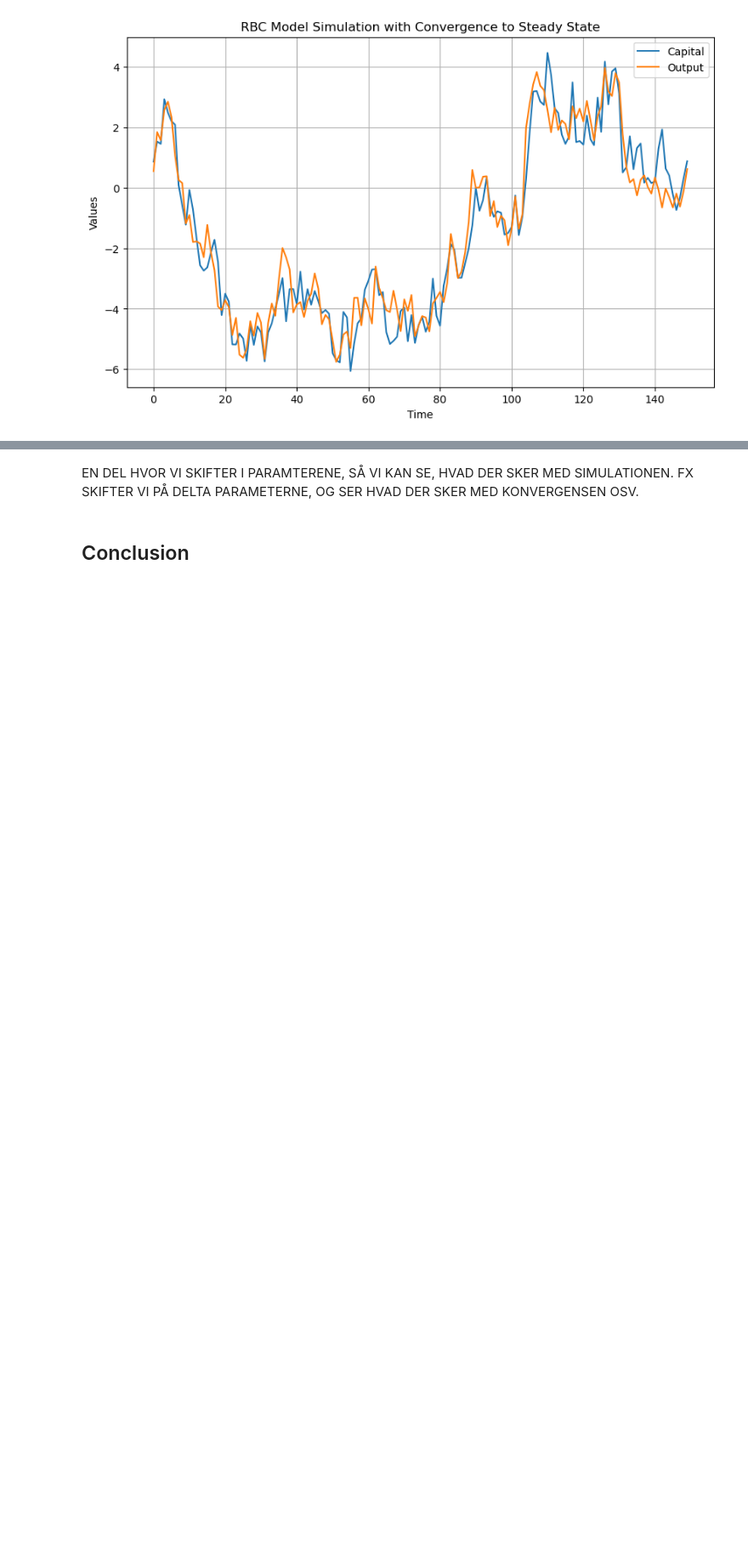
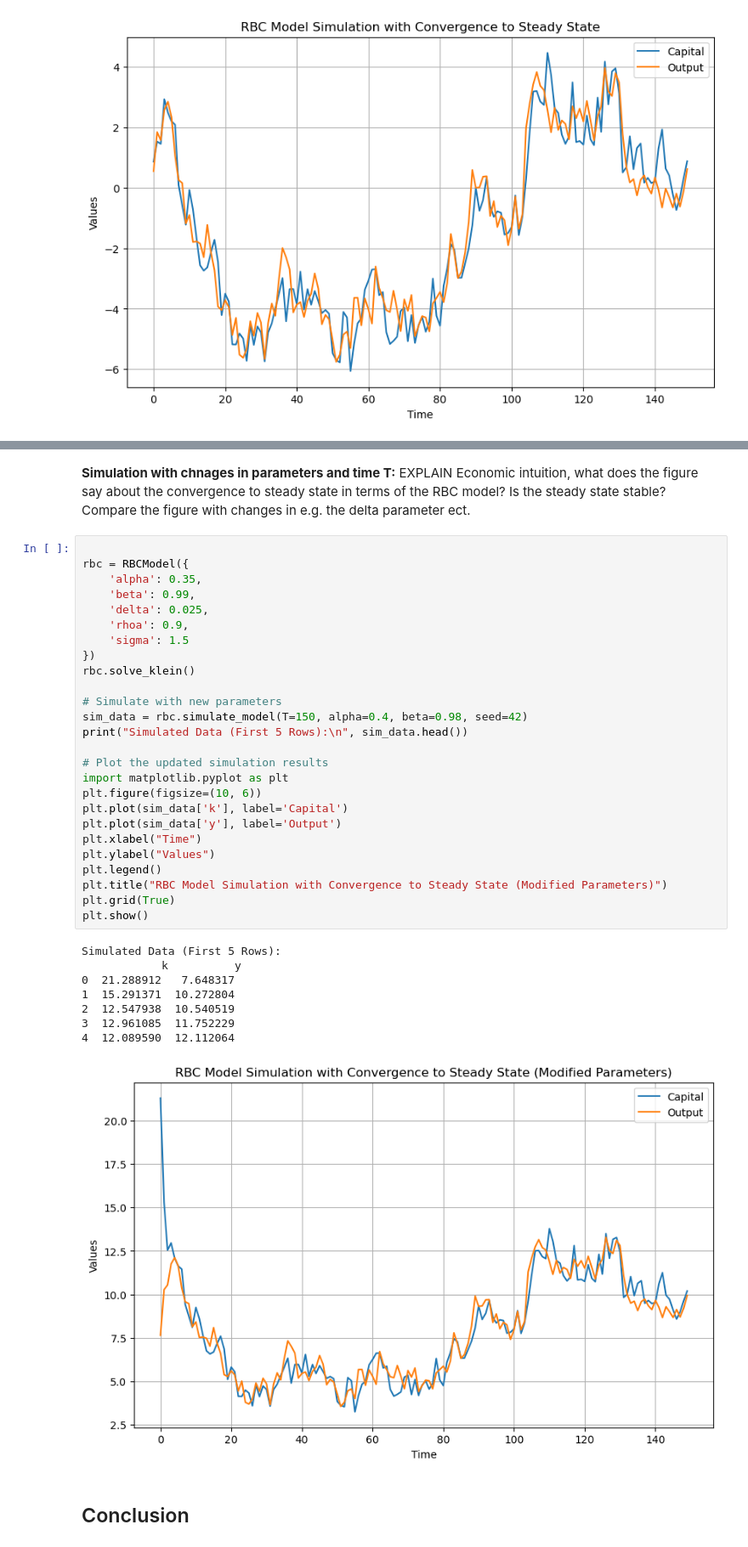
Before and after one commit to NumEconCopenhagen/projects-2024-sara-sara-huda, a Jupyter notebook: modelproject/Model Project RBC.ipynb, the cells around one changed output, grey strips where cells are left out. Shown at 85% size. Saved outputs shown, nothing was run; the diff lists cells and outputs as text; blank space fills up the shorter version.

```diff
--- a/modelproject/Model Project RBC.ipynb
+++ b/modelproject/Model Project RBC.ipynb
@@ -229,4 +136,41 @@ plt.show()
-# %% [markdown]
-EN DEL HVOR VI SKIFTER I PARAMTERENE, SÅ VI KAN SE, HVAD DER SKER MED SIMULATIONEN. FX SKIFTER VI PÅ DELTA PARAMETERNE, OG SER HVAD DER SKER MED KONVERGENSEN OSV.
+# %% [markdown]
+**Simulation with chnages in parameters and time T:**
+EXPLAIN
+Economic intuition, what does the figure say about the convergence to steady state in terms of the RBC model? Is the steady state stable? Compare the figure with changes in e.g. the delta parameter ect.
+# %%
+
+rbc = RBCModel({
+    'alpha': 0.35,
+    'beta': 0.99,
+    'delta': 0.025,
+    'rhoa': 0.9,
+    'sigma': 1.5
+})
+rbc.solve_klein()
+
+# Simulate with new parameters
+sim_data = rbc.simulate_model(T=150, alpha=0.4, beta=0.98, seed=42)
+print("Simulated Data (First 5 Rows):\n", sim_data.head())
+
+# Plot the updated simulation results
+import matplotlib.pyplot as plt
+plt.figure(figsize=(10, 6))
+plt.plot(sim_data['k'], label='Capital')
+plt.plot(sim_data['y'], label='Output')
+plt.xlabel("Time")
+plt.ylabel("Values")
+plt.legend()
+plt.title("RBC Model Simulation with Convergence to Steady State (Modified Parameters)")
+plt.grid(True)
+plt.show()
+# %% [output]
+Simulated Data (First 5 Rows):
+            k          y
+0  21.288912   7.648317
+1  15.291371  10.272804
+2  12.547938  10.540519
+3  12.961085  11.752229
+4  12.089590  12.112064
+[figure, added]
 # %% [markdown]
 ## Conclusion
```
Also changed, not shown: parts of 4 cells of this notebook, 1 other file.
